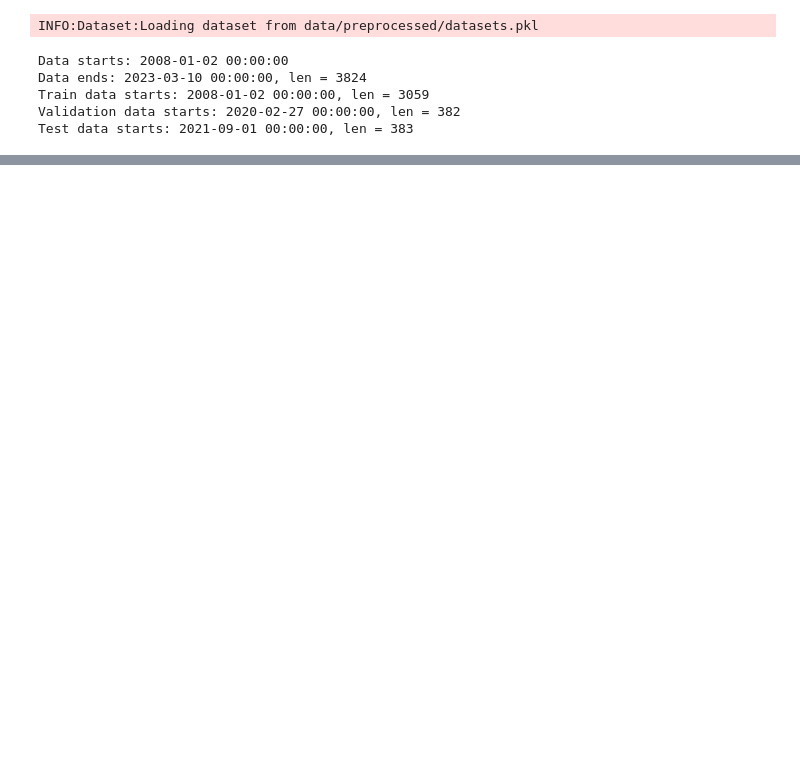
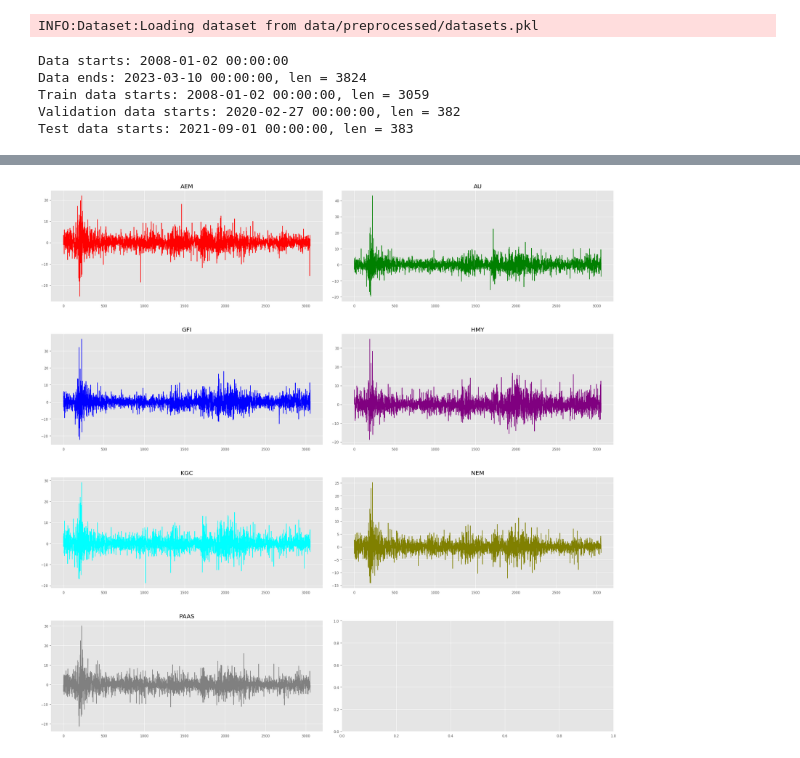
Before and after one commit to mikasso/nasdaq_forecasting, a Jupyter notebook: visualization.ipynb, the cells around one changed output, grey strips where cells are left out. Saved outputs shown, nothing was run; the diff lists cells and outputs as text; code cells hidden in the pictures; blank space fills up the shorter version.

```diff
--- a/visualization.ipynb
+++ b/visualization.ipynb
@@ -100,0 +93,11 @@ KeyError: "not all values found in index 'component'"
+# %%
+figure, axis = plt.subplots(4, 2)
+figure.tight_layout(pad=2.0)
+figure.set_figheight(20)
+for idx,ticker in enumerate(df):
+    axis[idx // 2, idx % 2].plot(df[ticker], color=COLORS[idx])
+    axis[idx // 2, idx % 2].set_title(ticker)
+
+plt.show()
+# %% [output]
+[figure, added]
```
Also changed, not shown: parts of 21 cells of this notebook, 11 other files.
